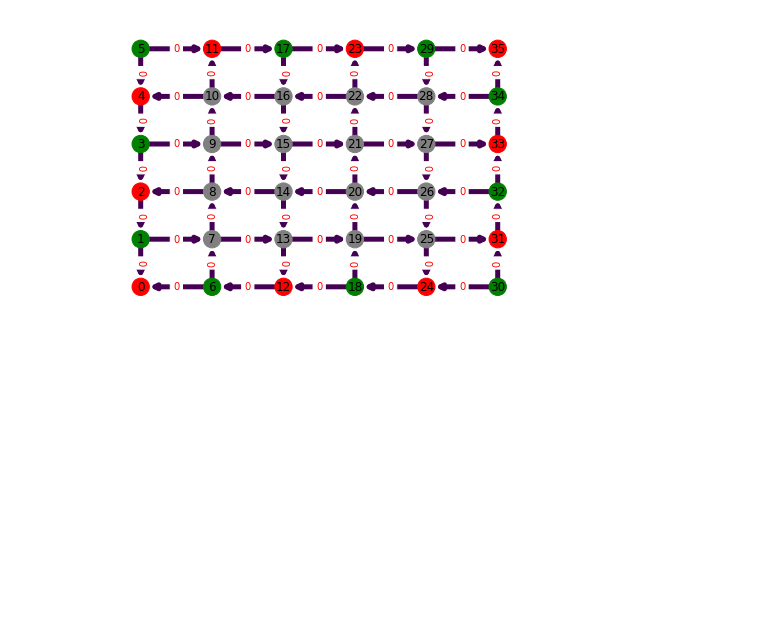
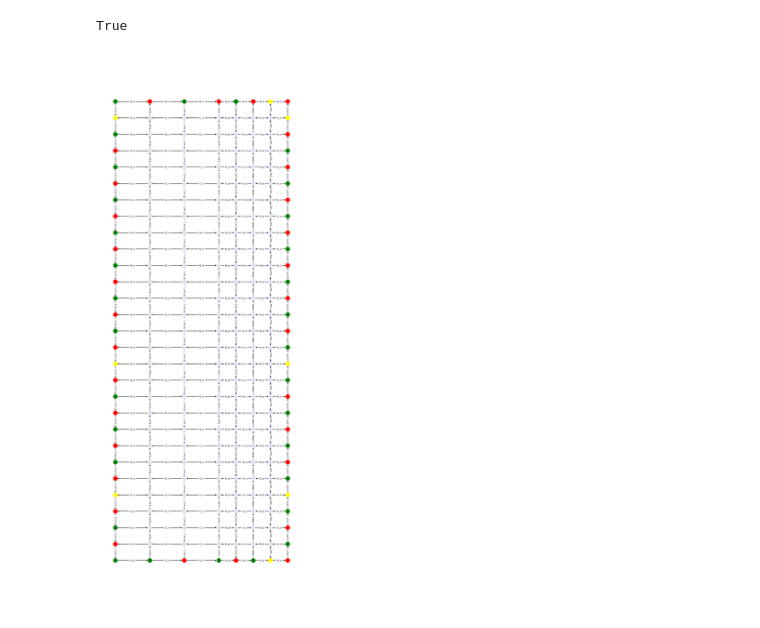
Before and after one commit to aashere/BDAD_Violet_Noise, a Jupyter notebook: GraphTest.ipynb, the cells around one changed output. Drawn from its saved outputs; the diff is of its cells as text; code cells hidden in the pictures; blank space fills up the shorter version.

Commit message:
draw NYC map

```diff
--- a/GraphTest.ipynb
+++ b/GraphTest.ipynb
@@ -59,0 +28,46 @@ for node in DG.nodes:
+# %%
+xC1 = (0,0)
+xC2 = (0,28)
+xC3 = (10,0)
+xC4 = (10,28)
+
+xLL1 = (40.750885, -73.998169)
+xLL2 = (40.768575, -73.985212)
+xLL3 = (40.743195, -73.979931)
+xLL4 = (40.760918, -73.966995)
+
+m_AC = np.mat([[xC1[0], xC2[0], xC3[0]], [xC1[1], xC2[1], xC3[1]], [1, 1, 1]])
+m_BC = np.array(list(xC4) + [1]).reshape(-1,1)
+lambda_C = np.matmul(np.linalg.inv(m_AC), m_BC)
+lambda_C_ext = np.repeat(np.transpose(lambda_C), repeats=3,axis=0)
+transform_C =  np.multiply(lambda_C_ext, m_AC)
+
+m_ALL = np.mat([[xLL1[0], xLL2[0], xLL3[0]], [xLL1[1], xLL2[1], xLL3[1]], [1, 1, 1]])
+m_BLL = np.array(list(xLL4) + [1]).reshape(-1,1)
+lambda_LL = np.matmul(np.linalg.inv(m_ALL), m_BLL)
+lambda_LL_ext = np.repeat(np.transpose(lambda_LL), repeats=3,axis=0)
+transform_LL =  np.multiply(lambda_LL_ext, m_ALL)
+
+fullmap = transform_LL * np.linalg.inv(transform_C)
+
+def get_gps_coords(x, y):
+    m_coords = np.transpose(np.mat([x, y, 1]))
+    m_output = np.matmul(fullmap, m_coords)
+    lat = np.around(m_output[0,0] / m_output[2,0], decimals=6)
+    long = np.around(m_output[1,0] / m_output[2,0], decimals=6)
+    return (lat, long)
+
+#TEST
+tests = [get_gps_coords(*xC1) == xLL1,
+get_gps_coords(*xC2) == xLL2,
+get_gps_coords(*xC3) == xLL3,
+get_gps_coords(*xC4) == xLL4]
+
+print(all(tests))
+# %% [output]
+True
+# %%
+cart_Xs = [0, 2, 4, 6, 7, 8, 9, 10]
+name_Xs = dict(zip(cart_Xs, ["9","8","7","6","5","Madison","Park","Lexington","3"]))
+cart_Ys = list(range(0,29))
+name_Ys = dict(zip(cart_Ys, [str(i+30) for i in cart_Ys]))
@@ -60,14 +173,23 @@ for node in DG.nodes:
 # %%
-colors = nx.get_edge_attributes(DG,'weight').values()
-pos = nx.get_node_attributes(DG,'pos')
+pos = nx.get_node_attributes(DG,'cartesian')
 nodecol = nx.get_node_attributes(DG, 'color').values()
-nx.draw(DG, pos,
-        edge_color=colors,
-        width=5.0,
+nodename = nx.get_node_attributes(DG, 'name')
+
+plt.figure(figsize=(15,40))
+nx.draw(DG,
+        pos,
+        width=2,
         node_color=nodecol,
-        with_labels=True)
-nx.draw_networkx_edge_labels(DG,pos,edge_labels=nx.get_edge_attributes(DG,"weight"),font_color='red')
+        font_color='blue',
+        node_size=500)
+        #labels=nodename)
+
+stnames = nx.get_edge_attributes(DG,"name")
+for key in stnames:
+    stnames[key] = stnames[key][:5]
+
+nx.draw_networkx_edge_labels(DG,pos,edge_labels=stnames,font_color='black')
 
 plt.show()
 # %% [output]
-[figure, old version]
+[figure, new version]
```
Also changed, not shown: parts of 8 cells of this notebook.
